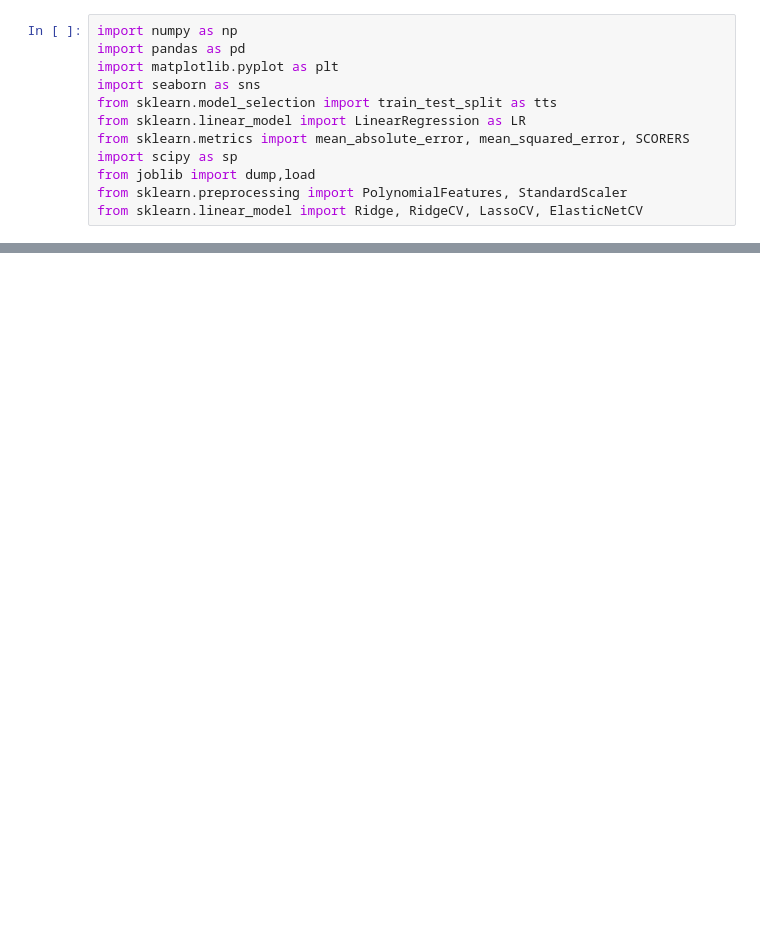
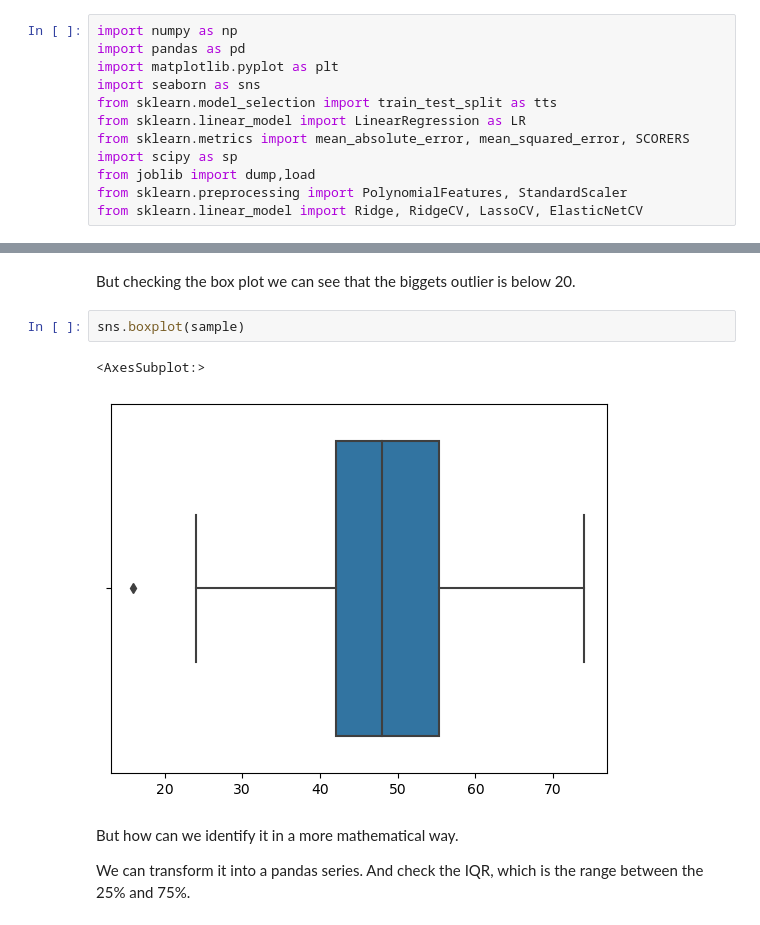
Before and after one commit to maginbu-0/Machine-Learning, a Jupyter notebook: Feature Engineering and Data Preparation/Feature Eng and Data Preparation.ipynb, the cells around one changed output, grey strips where cells are left out. Saved outputs shown, nothing was run; the diff lists cells and outputs as text; blank space fills up the shorter version.

```diff
--- a/Feature Engineering and Data Preparation/Feature Eng and Data Preparation.ipynb
+++ b/Feature Engineering and Data Preparation/Feature Eng and Data Preparation.ipynb
@@ -43,0 +98,11 @@ This is the process of using domain knowledge to extract features through data m
+# %% [markdown]
+But checking the box plot we can see that the biggets outlier is below 20.
+# %%
+sns.boxplot(sample)
+# %% [output]
+<AxesSubplot:>
+[figure, added]
+# %% [markdown]
+But how can we identify it in a more mathematical way.
+
+We can transform it into a pandas series. And check the IQR, which is the range between the 25% and 75%.
```
Also changed, not shown: parts of 20 cells of this notebook, 49 other files.
